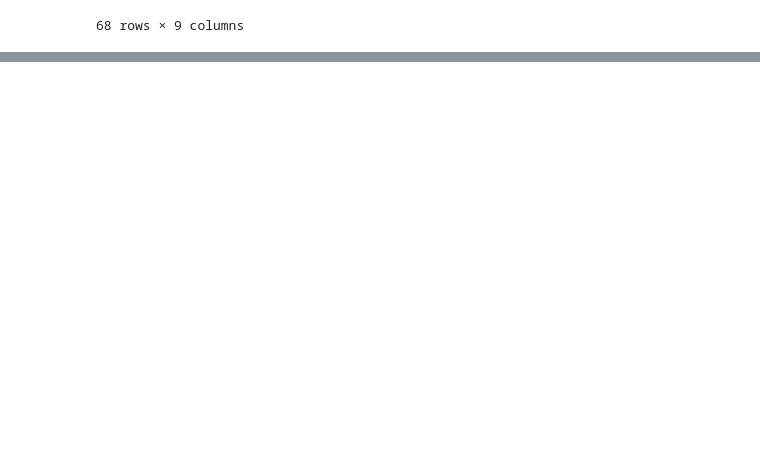
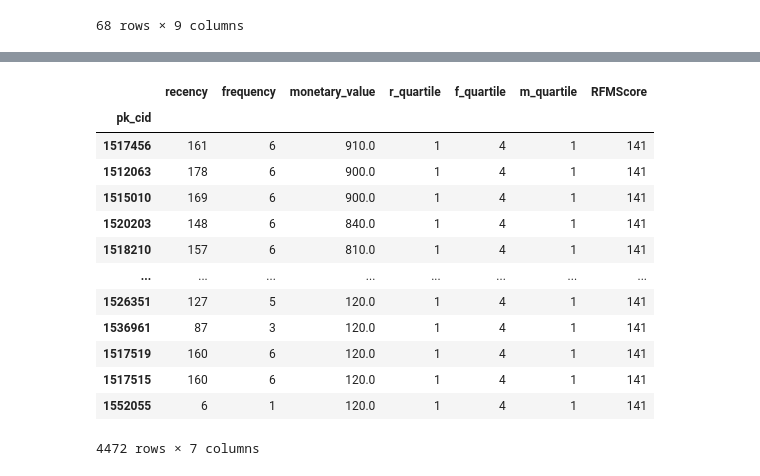
Before and after one commit to giannimaggiora/easyMoney, a Jupyter notebook: Mejores10000clientes.ipynb, the cells around one changed output, grey strips where cells are left out. Cells and saved outputs as stored; diff of their text form; code cells hidden in the pictures; blank space fills up the shorter version.

```diff
--- a/Mejores10000clientes.ipynb
+++ b/Mejores10000clientes.ipynb
@@ -181,2 +217,19 @@ segmented_rfm.head()
 # %%
-df_best = segmented_rfm[segmented_rfm['RFMScore']=='111'].sort_values('monetary_value', ascending=False).head(10000)
+df_best = segmented_rfm[segmented_rfm['RFMScore']=='141'].sort_values('monetary_value', ascending=False).head(4472)
+# %%
+df_best
+# %% [output]
+|  | recency | frequency | monetary_value | r_quartile | f_quartile | m_quartile | RFMScore |
+| pk_cid |  |  |  |  |  |  |  |
+| 1517456 | 161 | 6 | 910.0 | 1 | 4 | 1 | 141 |
+| 1512063 | 178 | 6 | 900.0 | 1 | 4 | 1 | 141 |
+| 1515010 | 169 | 6 | 900.0 | 1 | 4 | 1 | 141 |
+| 1520203 | 148 | 6 | 840.0 | 1 | 4 | 1 | 141 |
+| 1518210 | 157 | 6 | 810.0 | 1 | 4 | 1 | 141 |
+| ... | ... | ... | ... | ... | ... | ... | ... |
+| 1526351 | 127 | 5 | 120.0 | 1 | 4 | 1 | 141 |
+| 1536961 | 87 | 3 | 120.0 | 1 | 4 | 1 | 141 |
+| 1517519 | 160 | 6 | 120.0 | 1 | 4 | 1 | 141 |
+| 1517515 | 160 | 6 | 120.0 | 1 | 4 | 1 | 141 |
+| 1552055 | 6 | 1 | 120.0 | 1 | 4 | 1 | 141 |
+4472 rows × 7 columns
```
Also changed, not shown: parts of 30 cells of this notebook.
